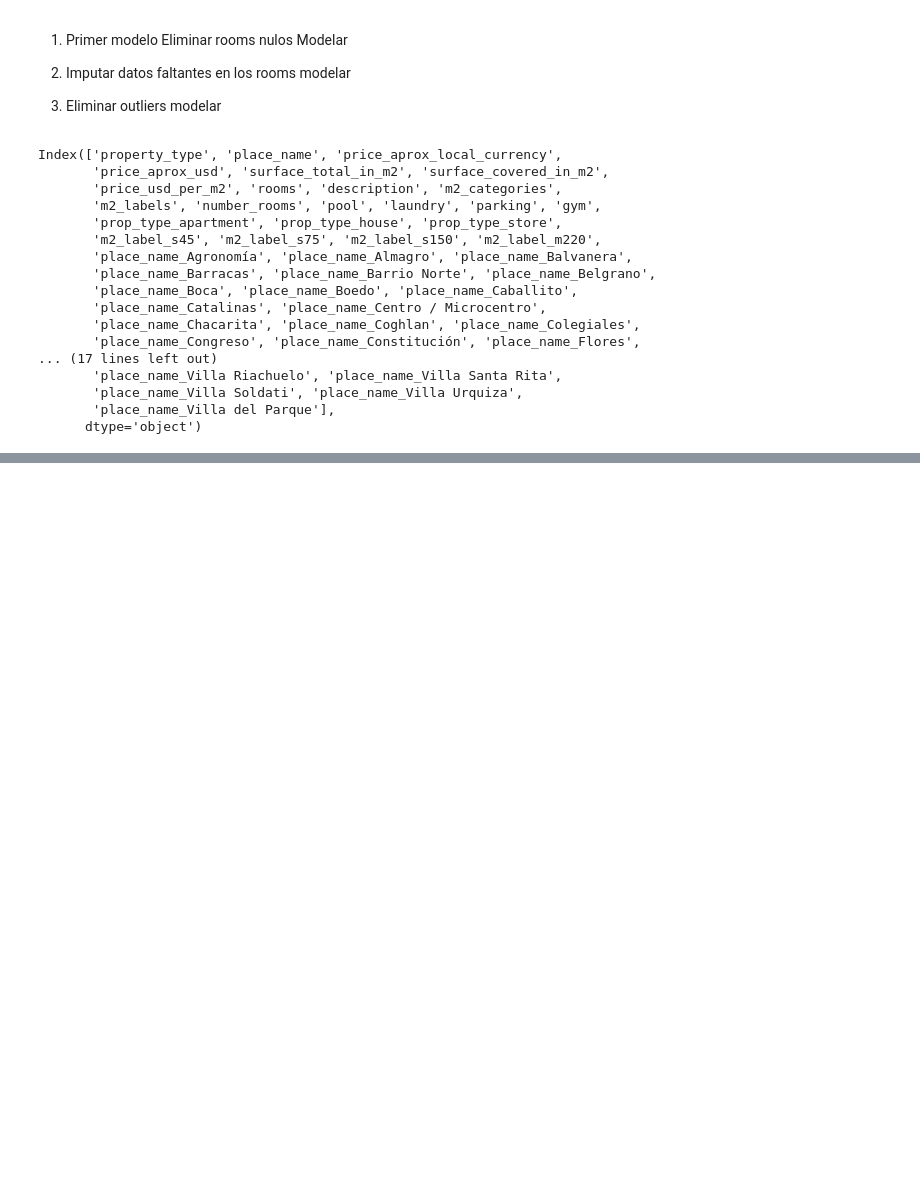
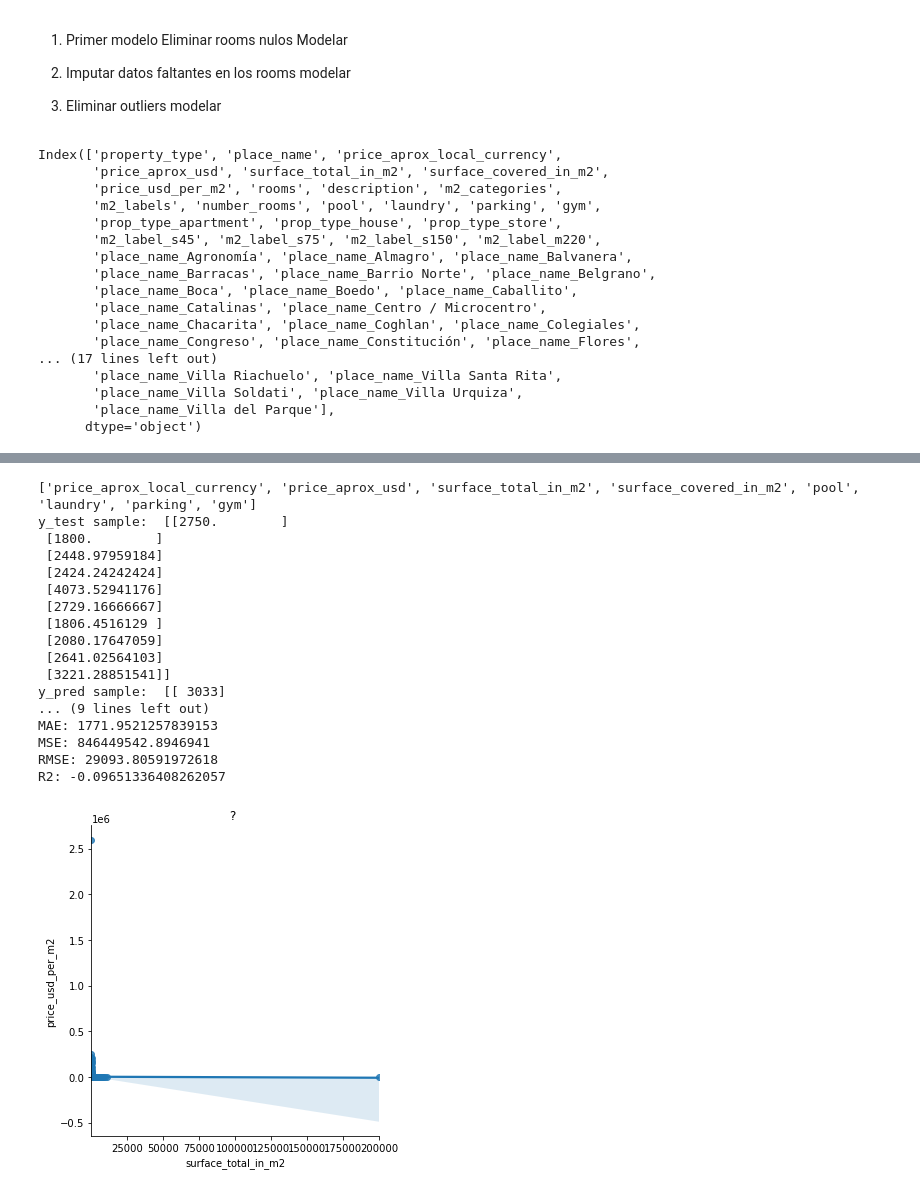
Before and after one commit to nachommm/Desafio2, a Jupyter notebook: desafio2-machine.learning.ipynb, the cells around one changed output, grey strips where cells are left out. Saved outputs shown, nothing was run; the diff lists cells and outputs as text; code cells hidden in the pictures; blank space fills up the shorter version.

```diff
--- a/desafio2-machine.learning.ipynb
+++ b/desafio2-machine.learning.ipynb
@@ -873,0 +963,31 @@ R2: -0.009858187219226267
+# %%
+feature_cols = ['price_aprox_local_currency', 'price_aprox_usd', 'surface_total_in_m2', 'surface_covered_in_m2',
+                'pool', 'laundry', 'parking', 'gym']
+target = ['price_usd_per_m2']
+
+train_test_error(feature_cols, target)
+
+# Incluir grafico.!!
+
+sns.lmplot(x="surface_total_in_m2", y="price_usd_per_m2", data=data_caba_clean)
+plt.title("? ")
+plt.show()
+# %% [output]
+['price_aprox_local_currency', 'price_aprox_usd', 'surface_total_in_m2', 'surface_covered_in_m2', 'pool', 'laundry', 'parking', 'gym']
+y_test sample:  [[2750.        ]
+ [1800.        ]
+ [2448.97959184]
+ [2424.24242424]
+ [4073.52941176]
+ [2729.16666667]
+ [1806.4516129 ]
+ [2080.17647059]
+ [2641.02564103]
+ [3221.28851541]]
+y_pred sample:  [[ 3033]
+... (9 lines left out)
+MAE: 1771.9521257839153
+MSE: 846449542.8946941
+RMSE: 29093.80591972618
+R2: -0.09651336408262057
+[figure, added]
```
Also changed, not shown: parts of 7 cells of this notebook.
